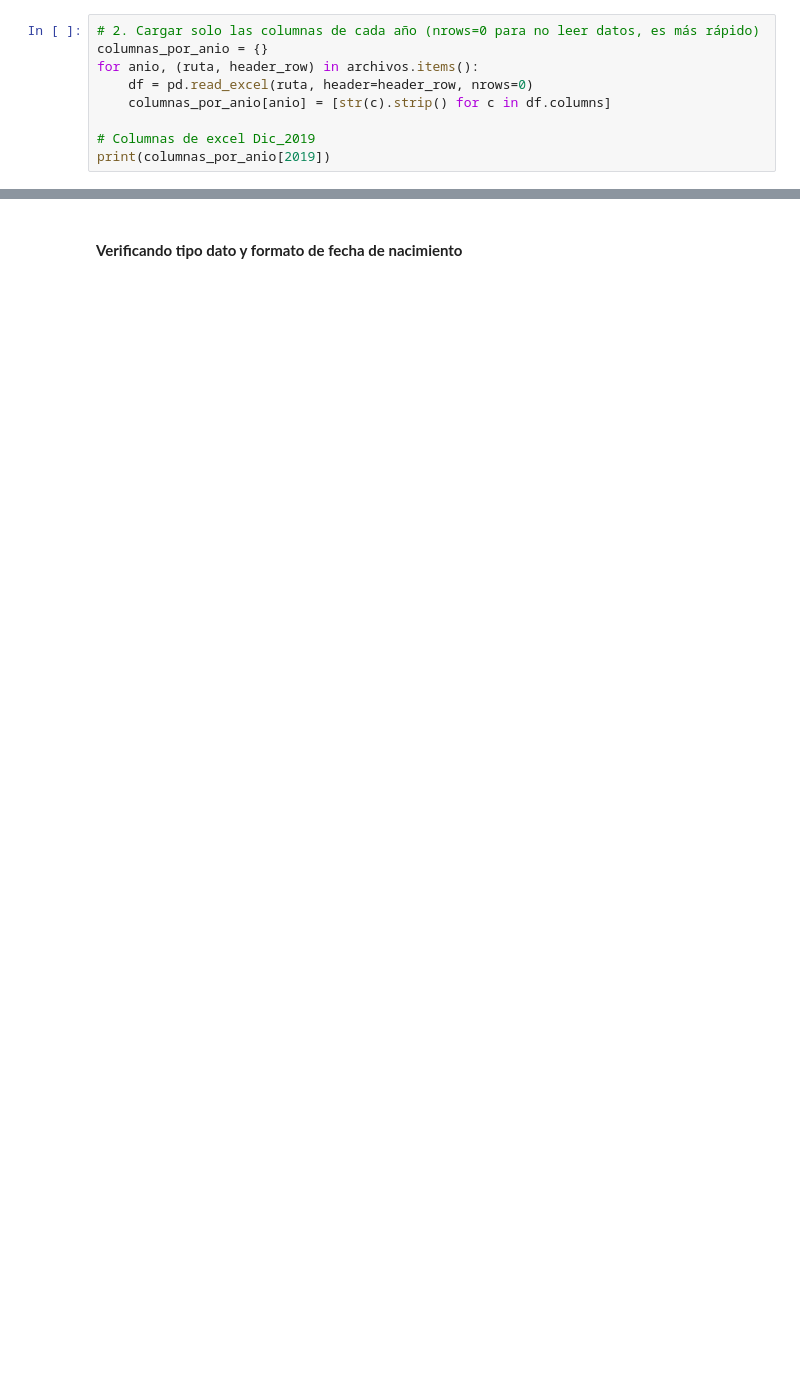
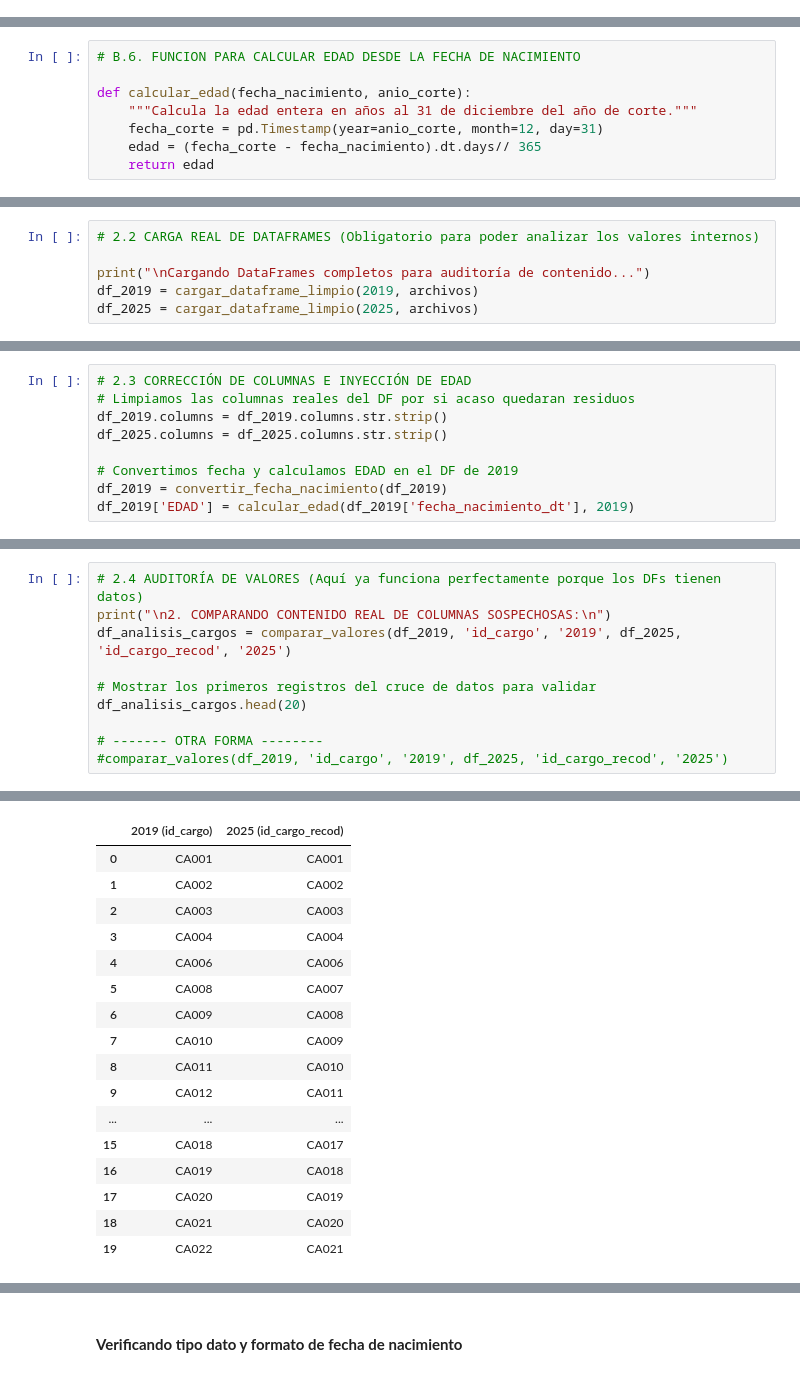
Before and after one commit to nadia0207/minsa-rrhh-analytics, a Jupyter notebook: notebooks/01_comparacion_columnas.ipynb, the cells around one changed output, grey strips where cells are left out. Cells and saved outputs as stored; diff of their text form; blank space fills up the shorter version.

```diff
--- a/notebooks/01_comparacion_columnas.ipynb
+++ b/notebooks/01_comparacion_columnas.ipynb
@@ -14,12 +26,3 @@ archivos = {
     2024: ('../data/raw/BASE_DIC_2024.xlsx', 1),
     2025: ('../data/raw/BASE_DIC_2025.xlsx', 0)
 }
-# %%
-# 2. Cargar solo las columnas de cada año (nrows=0 para no leer datos, es más rápido)
-columnas_por_anio = {}
-for anio, (ruta, header_row) in archivos.items():
-    df = pd.read_excel(ruta, header=header_row, nrows=0)
-    columnas_por_anio[anio] = [str(c).strip() for c in df.columns]
-
-# Columnas de excel Dic_2019
-print(columnas_por_anio[2019])
@@ -108,0 +119,8 @@ comparar_valores(df_2019, 'id_cargo', '2019', df_2025, 'id_cargo_recod', '2025')
+# %%
+# B.6. FUNCION PARA CALCULAR EDAD DESDE LA FECHA DE NACIMIENTO
+
+def calcular_edad(fecha_nacimiento, anio_corte):
+    """Calcula la edad entera en años al 31 de diciembre del año de corte."""
+    fecha_corte = pd.Timestamp(year=anio_corte, month=12, day=31)
+    edad = (fecha_corte - fecha_nacimiento).dt.days// 365
+    return edad
@@ -108,0 +204,6 @@ comparar_valores(df_2019, 'id_cargo', '2019', df_2025, 'id_cargo_recod', '2025')
+# %%
+# 2.2 CARGA REAL DE DATAFRAMES (Obligatorio para poder analizar los valores internos)
+
+print("\nCargando DataFrames completos para auditoría de contenido...")
+df_2019 = cargar_dataframe_limpio(2019, archivos)
+df_2025 = cargar_dataframe_limpio(2025, archivos)
@@ -108,0 +250,9 @@ comparar_valores(df_2019, 'id_cargo', '2019', df_2025, 'id_cargo_recod', '2025')
+# %%
+# 2.3 CORRECCIÓN DE COLUMNAS E INYECCIÓN DE EDAD
+# Limpiamos las columnas reales del DF por si acaso quedaran residuos
+df_2019.columns = df_2019.columns.str.strip()
+df_2025.columns = df_2025.columns.str.strip()
+
+# Convertimos fecha y calculamos EDAD en el DF de 2019
+df_2019 = convertir_fecha_nacimiento(df_2019)
+df_2019['EDAD'] = calcular_edad(df_2019['fecha_nacimiento_dt'], 2019)
@@ -108,0 +263,11 @@ comparar_valores(df_2019, 'id_cargo', '2019', df_2025, 'id_cargo_recod', '2025')
+# %%
+# 2.4 AUDITORÍA DE VALORES (Aquí ya funciona perfectamente porque los DFs tienen datos)
+print("\n2. COMPARANDO CONTENIDO REAL DE COLUMNAS SOSPECHOSAS:\n")
+df_analisis_cargos = comparar_valores(df_2019, 'id_cargo', '2019', df_2025, 'id_cargo_recod', '2025')
+
+# Mostrar los primeros registros del cruce de datos para validar
+df_analisis_cargos.head(20)
+
+# ------- OTRA FORMA --------
+#comparar_valores(df_2019, 'id_cargo', '2019', df_2025, 'id_cargo_recod', '2025')
+# %% [output]
@@ -108,0 +279,17 @@ comparar_valores(df_2019, 'id_cargo', '2019', df_2025, 'id_cargo_recod', '2025')
+|  | 2019 (id_cargo) | 2025 (id_cargo_recod) |
+| 0 | CA001 | CA001 |
+| 1 | CA002 | CA002 |
+| 2 | CA003 | CA003 |
+| 3 | CA004 | CA004 |
+| 4 | CA006 | CA006 |
+| 5 | CA008 | CA007 |
+| 6 | CA009 | CA008 |
+| 7 | CA010 | CA009 |
+| 8 | CA011 | CA010 |
+| 9 | CA012 | CA011 |
+| ... | ... | ... |
+| 15 | CA018 | CA017 |
+| 16 | CA019 | CA018 |
+| 17 | CA020 | CA019 |
+| 18 | CA021 | CA020 |
+| 19 | CA022 | CA021 |
```
Also changed, not shown: parts of 54 cells of this notebook.
